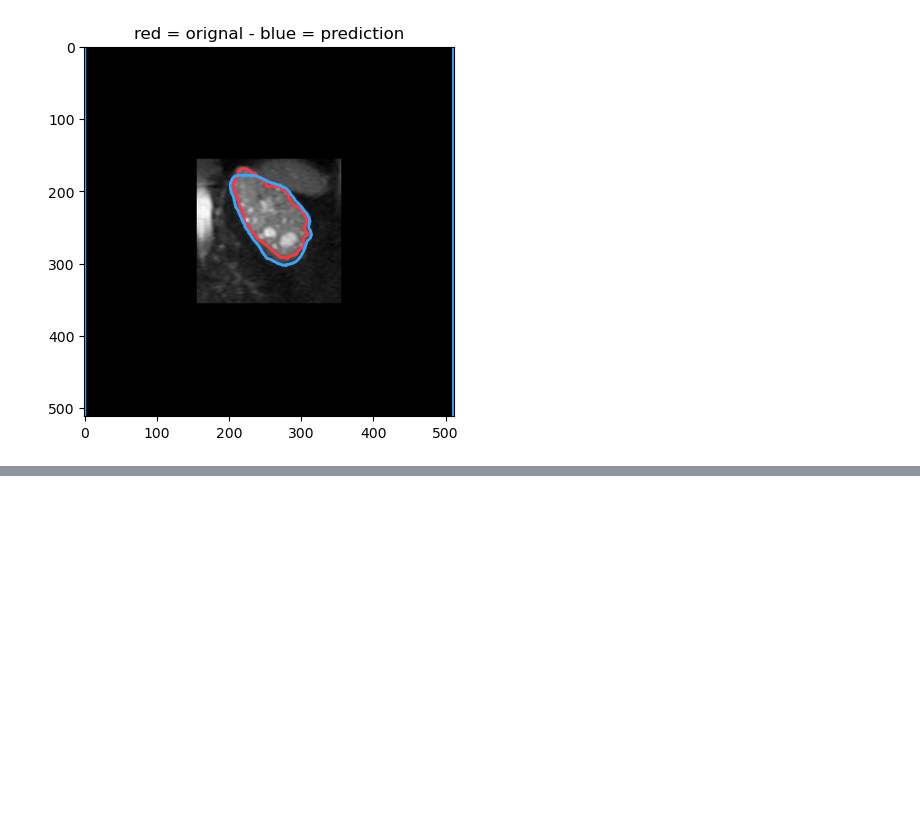
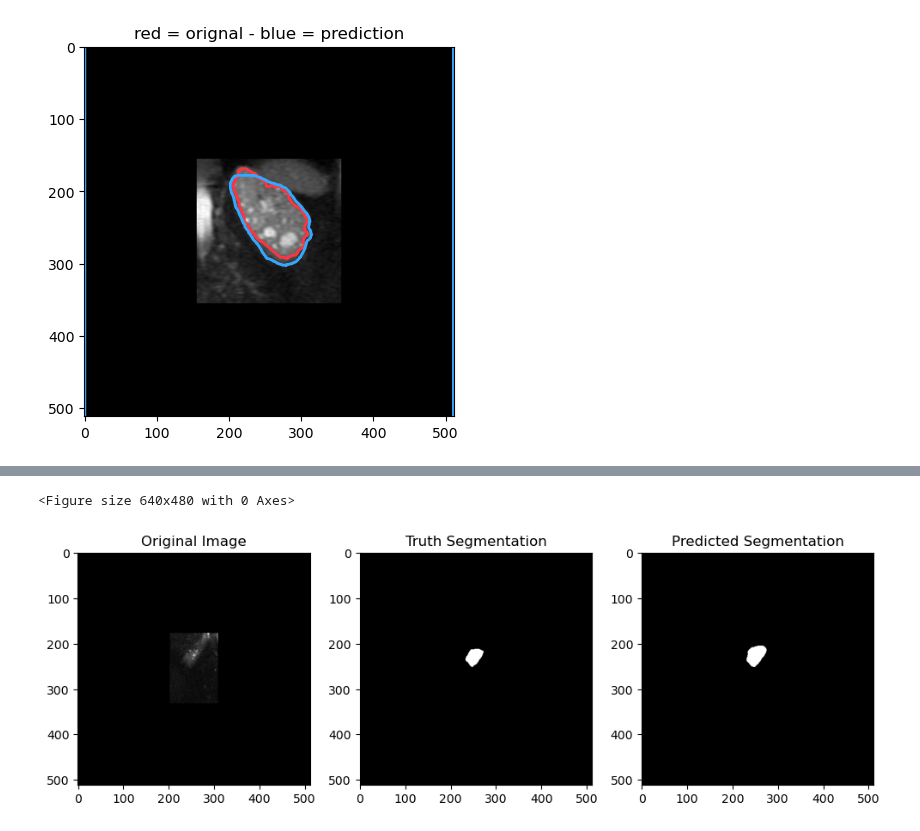
Before and after one commit to EmmaSchmidt2021/Kidney-Segmentation-Jupyter, a Jupyter notebook: (3) Load weighs and predict Kidney mask - Data Generator.ipynb, the cells around one changed output, grey strips where cells are left out. Cells and saved outputs as stored; diff of their text form; code cells hidden in the pictures; blank space fills up the shorter version.

```diff
--- a/(3) Load weighs and predict Kidney mask - Data Generator.ipynb
+++ b/(3) Load weighs and predict Kidney mask - Data Generator.ipynb
@@ -341,0 +396,18 @@ visualize_predicition(image_stack, 16)
+# %%
+n=7
+og_seg = np.load(data_path +"\\"+label_list[n])
+segmentation = img_prediction[n,:,:,]
+segmentation = segmentation[:,:,1]
+plt.figure()
+f, axarr = plt.subplots(nrows = 1, ncols = 3, figsize=(10,10))
+f.tight_layout()
+
+axarr[0].imshow(image_stack[n,:,:,0], cmap="gray")
+axarr[0].title.set_text('Original Image')
+axarr[1].imshow(og_seg, cmap='gray')
+axarr[1].title.set_text('Truth Segmentation')
+axarr[2].imshow(segmentation, cmap='gray')
+axarr[2].title.set_text('Predicted Segmentation')
+# %% [output]
+<Figure size 640x480 with 0 Axes>
+[figure, added]
```
Also changed, not shown: parts of 8 cells of this notebook, 1 other file.
